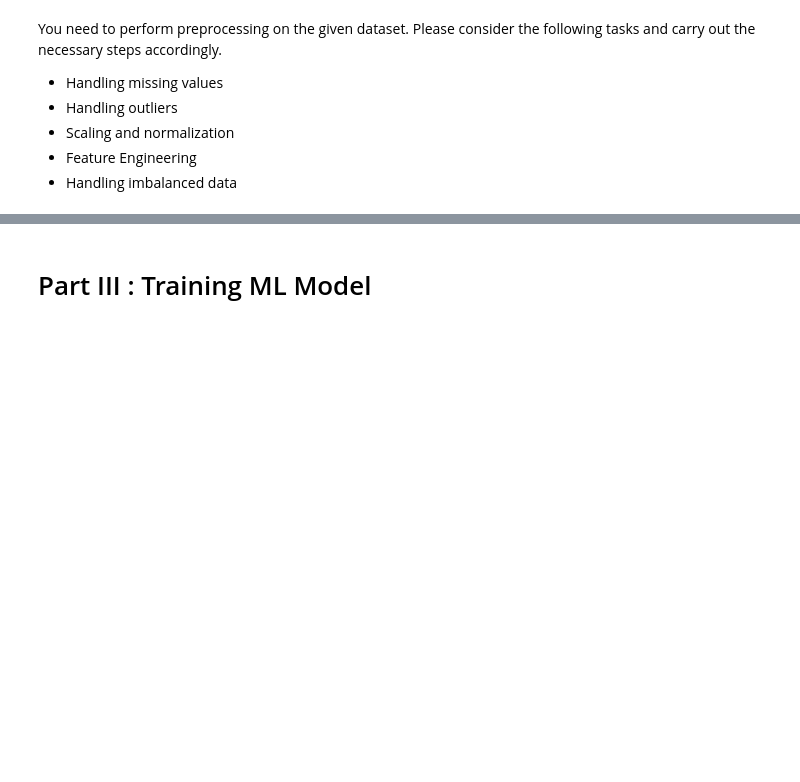
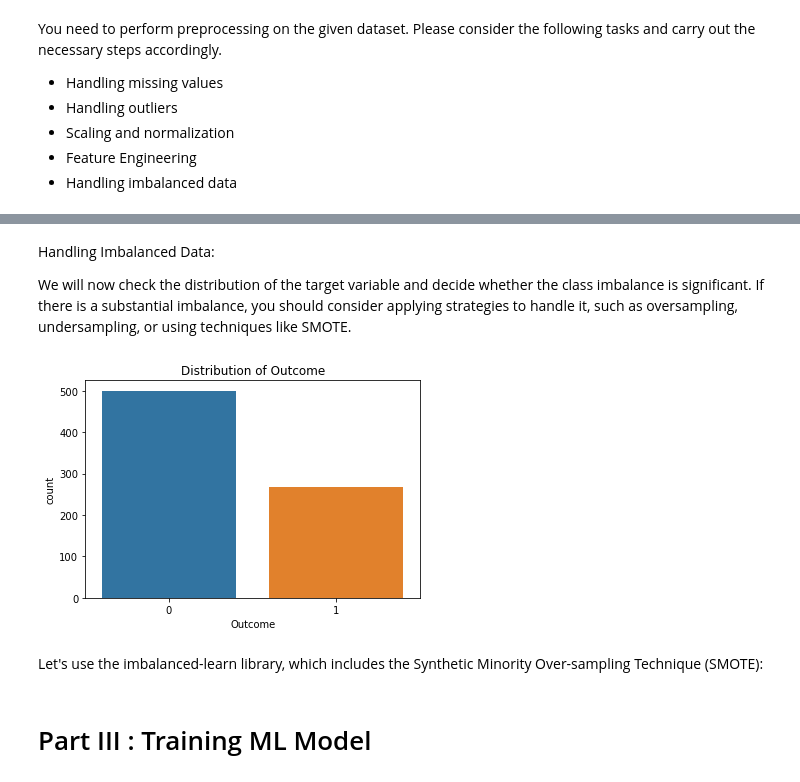
Before and after one commit to Affuya/LHL_ML_Project_Supervised_Learning, a Jupyter notebook: Supervised Learning - Project.ipynb, the cells around one changed output, grey strips where cells are left out. Cells and saved outputs as stored; diff of their text form; code cells hidden in the pictures; blank space fills up the shorter version.

```diff
--- a/Supervised Learning - Project.ipynb
+++ b/Supervised Learning - Project.ipynb
@@ -147,0 +228,22 @@ You need to perform preprocessing on the given dataset. Please consider the foll
+# %%
+from sklearn.preprocessing import StandardScaler
+
+# Create a StandardScaler object
+scaler = StandardScaler()
+
+# Specify the columns to be scaled (excluding the target column)
+columns_to_scale = df.columns[df.columns != 'Outcome']
+
+# Apply standard scaling to the selected columns
+df[columns_to_scale] = scaler.fit_transform(df[columns_to_scale])
+# %%
+from sklearn.preprocessing import MinMaxScaler
+
+# Create a MinMaxScaler object
+scaler = MinMaxScaler()
+
+# Specify the columns to be scaled (excluding the target column)
+columns_to_scale = df.columns[df.columns != 'Outcome']
+
+# Apply Min-Max scaling to the selected columns
+df[columns_to_scale] = scaler.fit_transform(df[columns_to_scale])
@@ -147,0 +267,3 @@ You need to perform preprocessing on the given dataset. Please consider the foll
+# %%
+# Creating interaction terms
+df['Age*BMI'] = df['Age'] * df['BMI']
@@ -147,0 +286,16 @@ You need to perform preprocessing on the given dataset. Please consider the foll
+# %% [markdown]
+Handling Imbalanced Data:
+
+We will now check the distribution of the target variable and decide whether the class imbalance is significant. If there is a substantial imbalance, you should consider applying strategies to handle it, such as oversampling, undersampling, or using techniques like SMOTE.
+# %%
+import seaborn as sns
+import matplotlib.pyplot as plt
+
+# Check the distribution of the target variable
+sns.countplot(x='Outcome', data=df)
+plt.title('Distribution of Outcome')
+plt.show()
+# %% [output]
+[figure, added]
+# %% [markdown]
+Let's use the imbalanced-learn library, which includes the Synthetic Minority Over-sampling Technique (SMOTE):
```
Also changed, not shown: parts of 8 cells of this notebook.
